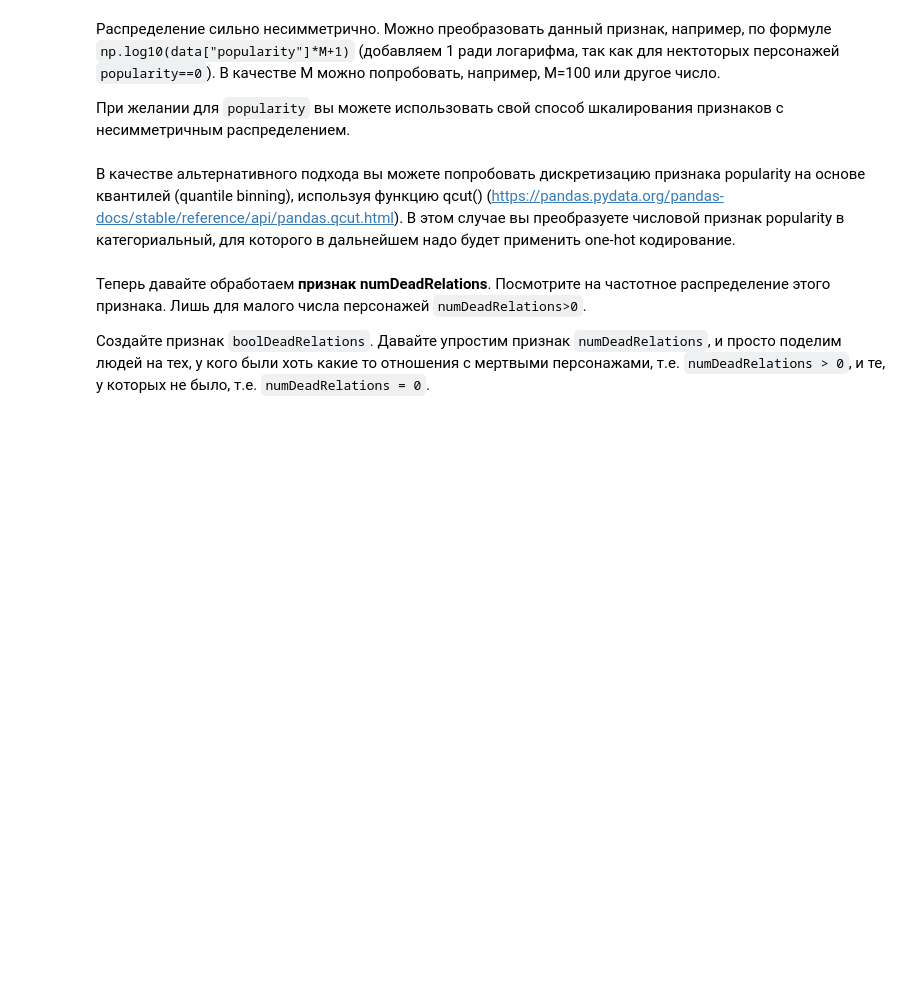
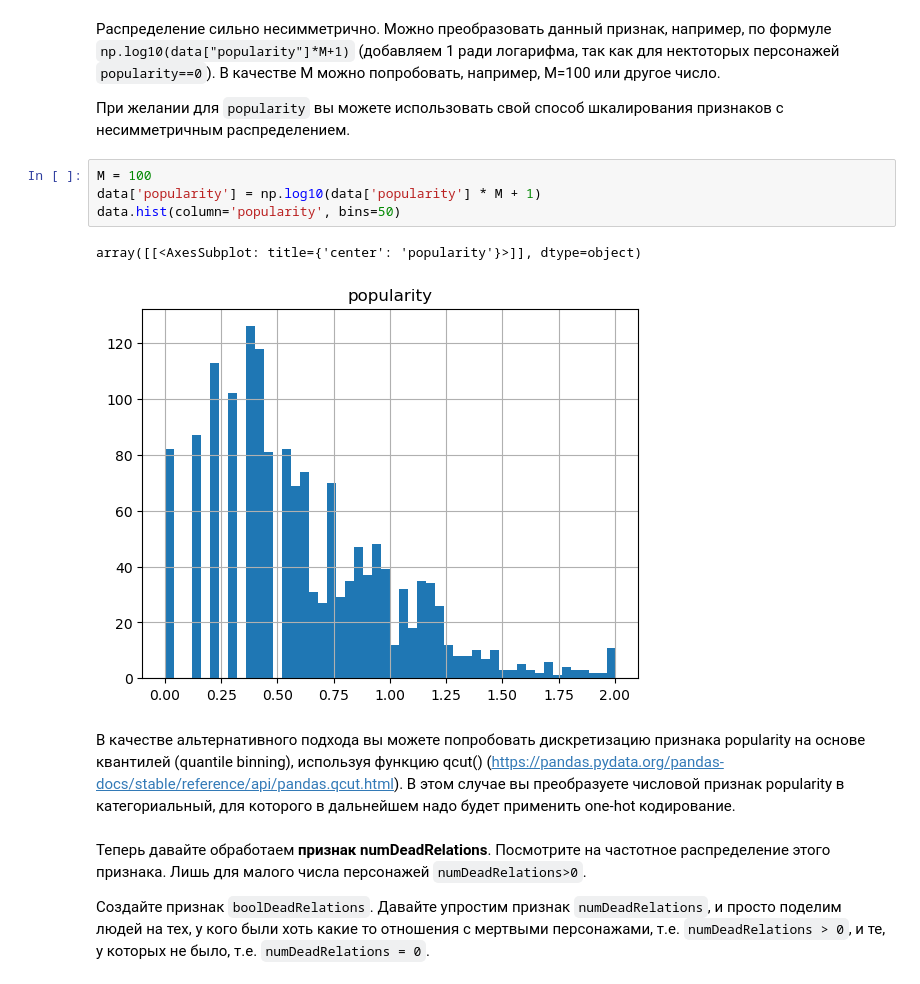
Before and after one commit to taucuya/DLS_1sem, a Jupyter notebook: week_01_ml_intro/Homework/hw_1_game_of_thrones.ipynb, the cells around one changed output. Saved outputs shown, nothing was run; the diff lists cells and outputs as text; blank space fills up the shorter version.

```diff
--- a/week_01_ml_intro/Homework/hw_1_game_of_thrones.ipynb
+++ b/week_01_ml_intro/Homework/hw_1_game_of_thrones.ipynb
@@ -143,6 +200,13 @@ data.describe(include = [...]).T[['count', 'min', 'max']]
 Распределение сильно несимметрично. Можно преобразовать данный признак, например, по формуле `np.log10(data["popularity"]*M+1)` (добавляем 1 ради логарифма, так как для нектоторых персонажей `popularity==0`). В качестве M можно попробовать, например, M=100 или другое число.
 
 При желании для `popularity` вы можете использовать свой способ шкалирования признаков с несимметричным распределением.
+# %%
+M = 100
+data['popularity'] = np.log10(data['popularity'] * M + 1)
+data.hist(column='popularity', bins=50)
+# %% [output]
+array([[<AxesSubplot: title={'center': 'popularity'}>]], dtype=object)
+[figure, added]
 # %% [markdown]
 В качестве альтернативного подхода вы можете попробовать дискретизацию признака popularity на основе квантилей (quantile binning), используя функцию qcut() (https://pandas.pydata.org/pandas-docs/stable/reference/api/pandas.qcut.html). В этом случае вы преобразуете числовой признак popularity в категориальный, для которого в дальнейшем надо будет применить one-hot кодирование.
 # %% [markdown]
```
Also changed, not shown: parts of 42 cells of this notebook.
